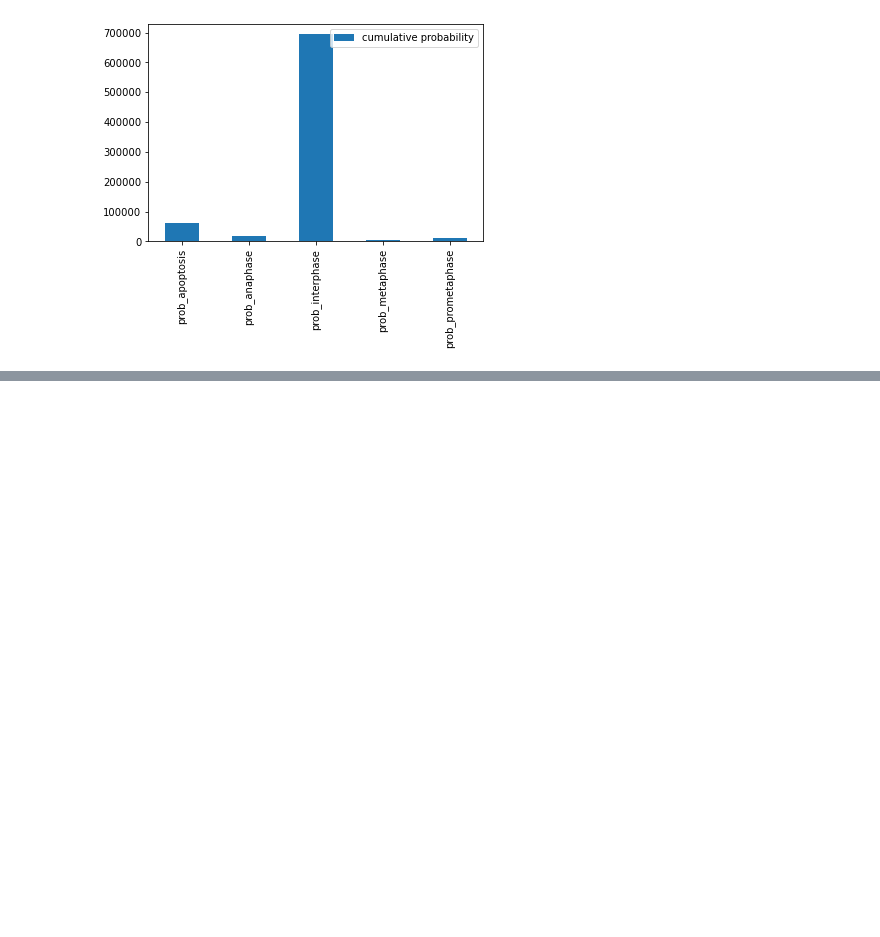
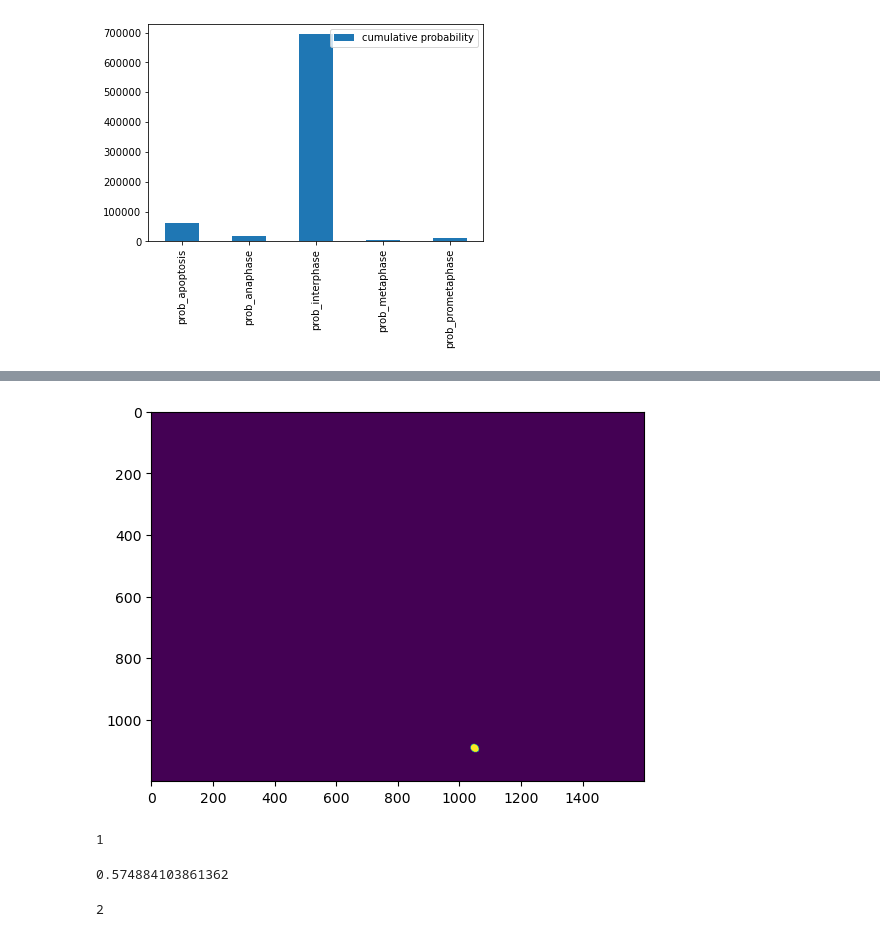
Before and after one commit to nthndy/cell-comp-analysis, a Jupyter notebook: cell_counts/Rashenanigans.ipynb, the cells around one changed output, grey strips where cells are left out. Drawn from its saved outputs; the diff is of its cells as text; code cells hidden in the pictures; blank space fills up the shorter version.

```diff
--- a/cell_counts/Rashenanigans.ipynb
+++ b/cell_counts/Rashenanigans.ipynb
@@ -1646,0 +1844,5 @@ df.plot(kind = 'bar')
+# %%
+plt.imshow(segment)
+plt.show()
+# %% [output]
+[figure, added]
@@ -1646,0 +1851,4 @@ df.plot(kind = 'bar')
+# %%
+len(props)
+# %% [output]
+1
@@ -1646,0 +1857,8 @@ df.plot(kind = 'bar')
+# %%
+props[0]['eccentricity']
+# %% [output]
+0.574884103861362
+# %%
+len(prop)
+# %% [output]
+2
```
Also changed, not shown: parts of 56 cells of this notebook.
